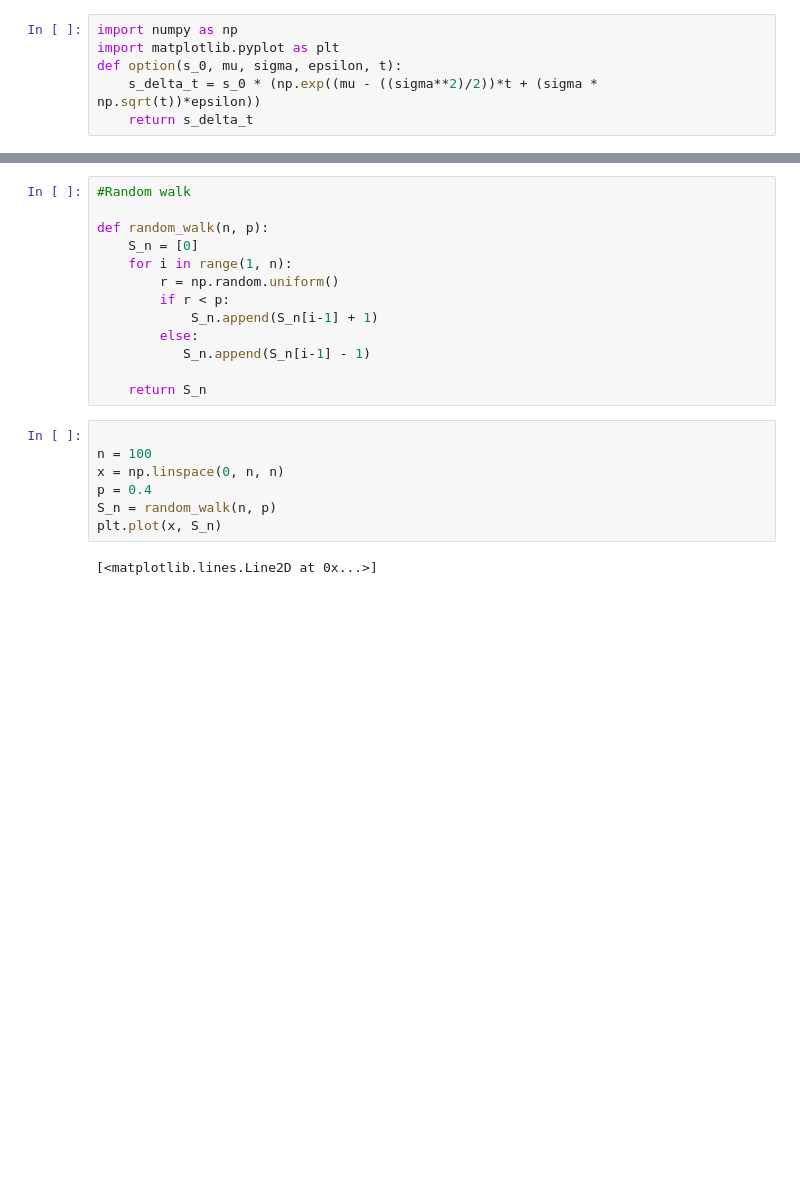
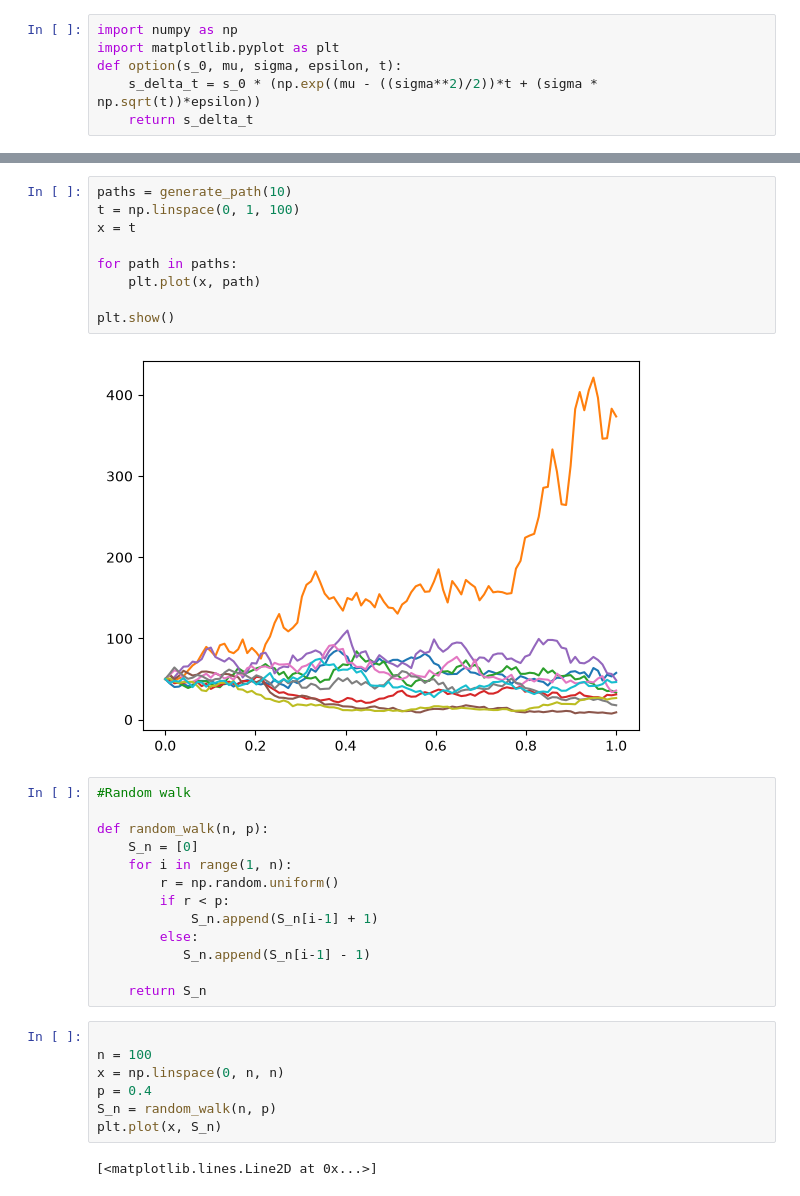
Before and after one commit to Richard-Ubege/python_for_finance, a Jupyter notebook: monte_carlo_options.ipynb, the cells around one changed output, grey strips where cells are left out. Cells and saved outputs as stored; diff of their text form; blank space fills up the shorter version.

```diff
--- a/monte_carlo_options.ipynb
+++ b/monte_carlo_options.ipynb
@@ -26,3 +37,14 @@ plt.plot(x,y)
+# %%
+paths = generate_path(10)
+t = np.linspace(0, 1, 100)
+x = t
+
+for path in paths:
+    plt.plot(x, path)
+
+plt.show()
+# %% [output]
+[figure, added]
 # %%
 #Random walk
 
```
Also changed, not shown: parts of 2 cells of this notebook.
